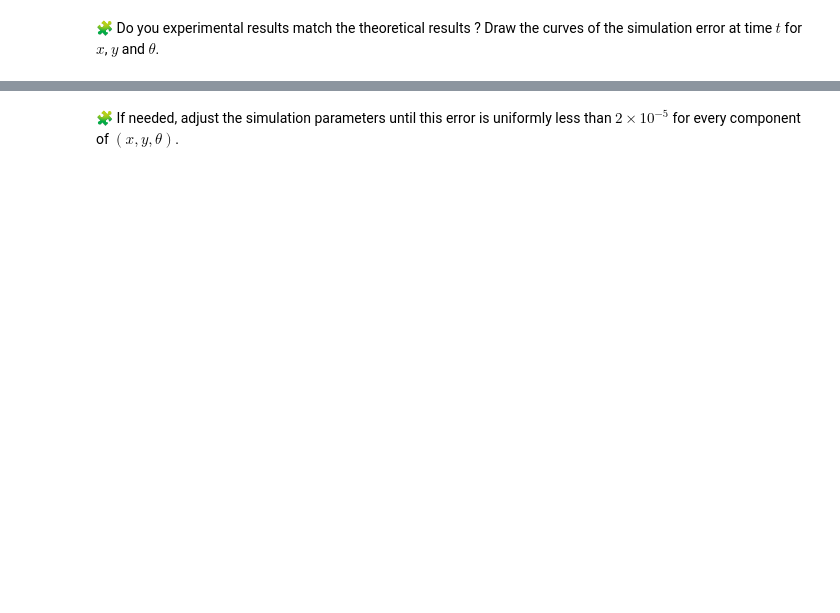
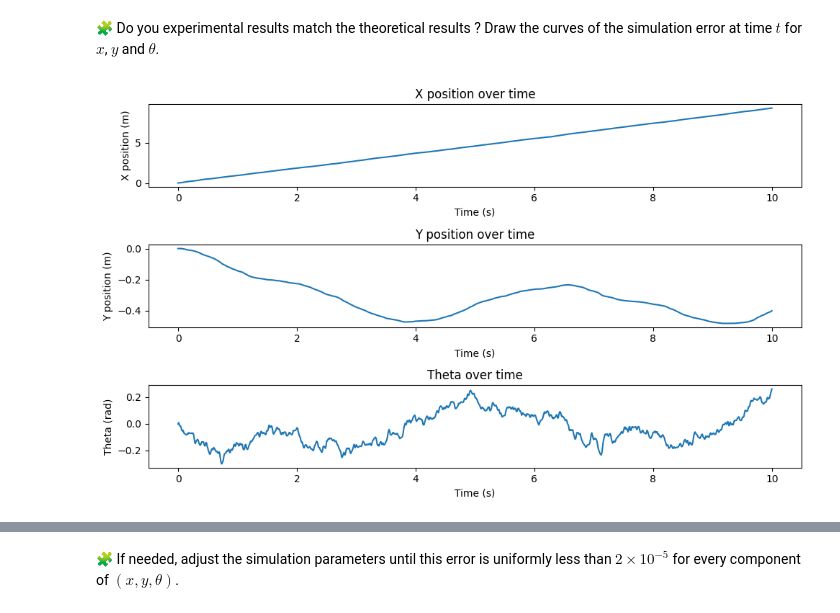
Before and after one commit to youssra191/control-engineering-with-python-project-2022-2023, a Jupyter notebook: Project_1.ipynb, the cells around one changed output, grey strips where cells are left out. Drawn from its saved outputs; the diff is of its cells as text; code cells hidden in the pictures; blank space fills up the shorter version.

```diff
--- a/Project_1.ipynb
+++ b/Project_1.ipynb
@@ -201,0 +308,87 @@ pass
+# %%
+import numpy as np
+from scipy.integrate import solve_ivp
+import matplotlib.pyplot as plt
+
+
+L = 0.5  # meters
+Rw = 0.3  # meters
+
+# Generate random inputs
+w_l = np.random.uniform(0, 2*np.pi, 1000)
+w_r = np.random.uniform(0, 2*np.pi, 1000)
+t = np.linspace(0, 10, 1000)
+t_sim = np.linspace(0, 10, 1000)
+
+# Define function for omega(t, xytheta)
+def omega(t, xytheta):
+    omega_l = np.interp(t, t_sim, w_l)
+    omega_r = np.interp(t, t_sim, w_r)
+    return np.array([omega_l, omega_r])
+
+# Define function for fun(t, xytheta)
+def fun(t, xytheta):
+    x, y, theta = xytheta
+    omega_t = omega(t, xytheta)
+    x_dot = Rw/2 * (omega_t[0] + omega_t[1]) * np.cos(theta)
+    y_dot = Rw/2 * (omega_t[0] + omega_t[1]) * np.sin(theta)
+    theta_dot = Rw/L * (omega_t[1] - omega_t[0])
+    return np.array([x_dot, y_dot, theta_dot])
+
+# Generate initial conditions
+x0, y0, theta0 = 0.0, 0.0, 0.0
+
+# Solve the differential equation
+sol = solve_ivp(fun, (0, 10), [x0, y0, theta0], t_eval=t)
+
+# Plot the results
+plt.figure(figsize=(10, 6))
+plt.subplot(311)
+plt.plot(t, sol.y[0])
+plt.title('X position over time')
+plt.xlabel('Time (s)')
+plt.ylabel('X position (m)')
+plt.subplot(312)
+plt.plot(t, sol.y[1])
+plt.title('Y position over time')
+plt.xlabel('Time (s)')
+plt.ylabel('Y position (m)')
+plt.subplot(313)
+plt.plot(t, sol.y[2])
+plt.title('Theta over time')
+plt.xlabel('Time (s)')
+plt.ylabel('Theta (rad)')
+plt.tight_layout()
+plt.show()
+
+# Calculate theoretical results
+x_theoretical = Rw/2 * np.cumsum((w_l + w_r) * np.cos(sol.y[2]))
+y_theoretical = Rw/2 * np.cumsum((w_l + w_r) * np.sin(sol.y[2]))
+theta_theoretical = np.cumsum(Rw/L * (w_r - w_l))
+
+# Calculate simulation errors
+x_error = sol.y[0] - x_theoretical
+y_error = sol.y[1] - y_theoretical
+theta_error = sol.y[2] - theta_theoretical
+
+# Plot the simulation errors
+plt.figure(figsize=(10, 6))
+plt.subplot(311)
+plt.plot(t, x_error)
+plt.title('X position error over time')
+plt.xlabel('Time (s)')
+plt.ylabel('Error (m)')
+plt.subplot(312)
+plt.plot(t, y_error)
+plt.title('Y position error over time')
+plt.xlabel('Time (s)')
+plt.ylabel('Error (m)')
+plt.subplot(313)
+plt.plot(t, theta_error)
+plt.title('Theta error over time')
+plt.xlabel('Time (s)')
+plt.ylabel('Error (rad)')
+plt.tight_layout()
+plt.show()
+# %% [output]
+[figure, added]
```
Also changed, not shown: parts of 17 cells of this notebook.
